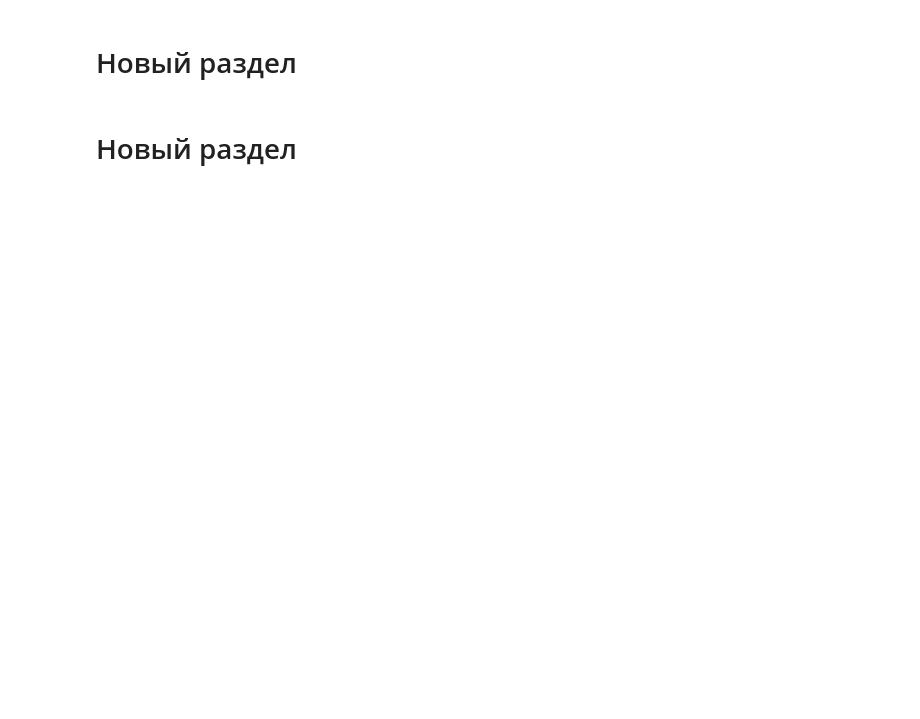
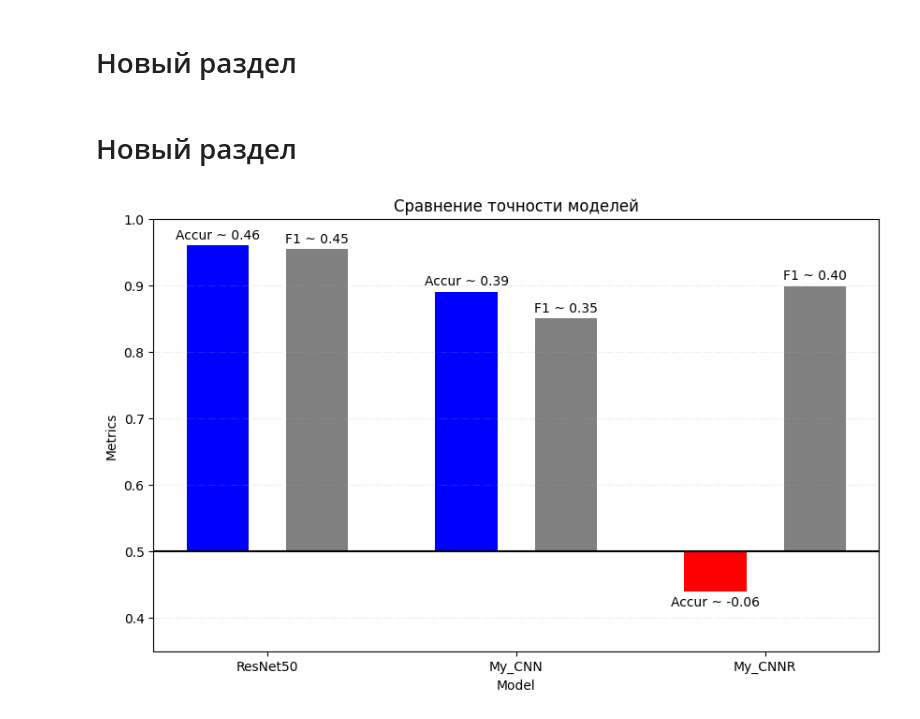
Before and after one commit to Yuri0003/Fier-Detection, a Jupyter notebook: Cod_NN/Wild_FireCod/main.ipynb, the cells around one changed output. Saved outputs shown, nothing was run; the diff lists cells and outputs as text; code cells hidden in the pictures; blank space fills up the shorter version.

```diff
--- a/Cod_NN/Wild_FireCod/main.ipynb
+++ b/Cod_NN/Wild_FireCod/main.ipynb
@@ -45,3 +49,18 @@ for name,model in model_dict.items():
+# %%
+test_transforms = transforms.Compose([
+    transforms.Resize(img_size),
+    transforms.ToTensor()
+])
+test_data = datasets.ImageFolder(
+    root = test_dir,
+    transform = test_transforms
+)
+test_gen = DataLoader(
+    test_data,
+    batch_size = batch_size,
+    shuffle = False,
+    num_workers = 2
+)
 # %%
 # Проверка модели на тестовых данных
 accuracy_hist = {}
@@ -57,25 +76,38 @@ for name,model in model_dict.items():
       preds = (torch.sigmoid(outputs)>0.5).float
       total_test += labels.size(0)
       corect_test += (preds==total_test).sum().item()
-      accuracy_hist['name'] = round(corect_test/total_test,4)
+      f1 = f1_score(labels.size(0),preds)
+      accuracy_hist['name'] = [round(corect_test/total_test,4),f1]
     print(f'Test Accuracy {100*corect_test/total_test:.4f}%')
+    print(f'F1 metrics {f1:.3f}')
     os.makedirs(path_acc,exist_ok=True)
     save_file = os.path.join(path_acc,'accuracy.json')
     with open(save_file, 'w') as f:
       json.dump(accuracy_hist, f)
 # %%
 with open(save_file, 'r') as f:
-    accuracy_hist = json.load(f)
-name_model = list(accuracy_hist.keys())
-accu_val = list(accuracy_hist.values())
-plt.figure(figsize=(12,7))
-hight = [v-0.5 for v in accu_val]
-colors = ['blue' if v<=0.5 else 'red' for v in accu_val]
-plt.bar(name_model,hight, bottom=0.5 , color=colors, width=0.7)
-plt.axline(y=0.5, color='black', linestyle='-', linewidth=1.5)
+    metrics_hist = json.load(f)
+name_model = list(metrics_hist.keys())
+metrics = list(metrics_hist.values())
+x = np.arange(len(name_model))
+plt.figure(figsize=(10,6))
+accuracy = [v[0]-0.5 for v in metrics]
+hight_f1 = [v[1]-0.5 for v in metrics]
+colors = ['blue' if v[0]>=0.5 else 'red' for v in metrics]
+colors_f1 = ['gray' if v[1]>=0.5 else 'pink' for v in metrics]
+plt.axhline(y=0.5, color='black', linestyle='-', linewidth=1.5)
+bar1 = plt.bar(x-0.2,accuracy, bottom=0.5 , color=colors, label='Accur', width=0.25)
+bar2 = plt.bar(x+0.2,hight_f1, bottom=0.5 , color=colors_f1, label='F1', width=0.25)
+acc_lab = [f'Accur ~ {val:.2f}' for val in accuracy]
+f1_lab = [f'F1 ~ {val:.2f}' for val in hight_f1]
+plt.bar_label(bar1, labels=acc_lab, fmt='%.2f', padding=3)
+plt.bar_label(bar2, labels=f1_lab, fmt='%.2f', padding=3)
+plt.xticks(x,name_model)
 plt.title('Сравнение точности моделей')
 plt.xlabel('Model')
-plt.ylabel('Accuracy')
-plt.grid(axis='y', alpha=0.2)
-plt.ylim(0.2,1.0)
+plt.ylabel('Metrics')
+plt.grid(axis='y', alpha=0.2, linestyle='-.')
+plt.ylim(0.35,1.0)
 plt.show()
+# %% [output]
+[figure, added]
```
Also changed, not shown: parts of 2 cells of this notebook, 1 other file.
